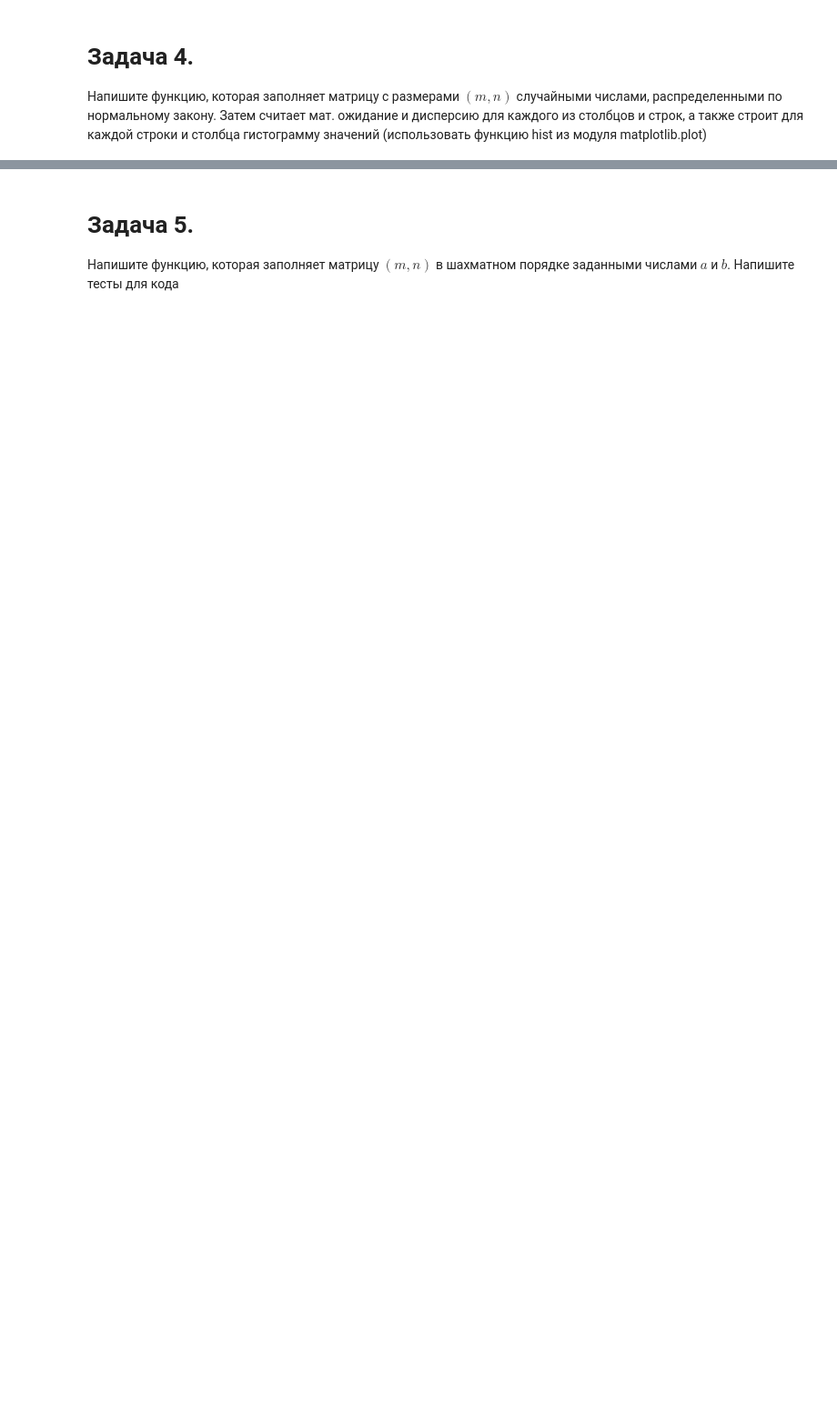
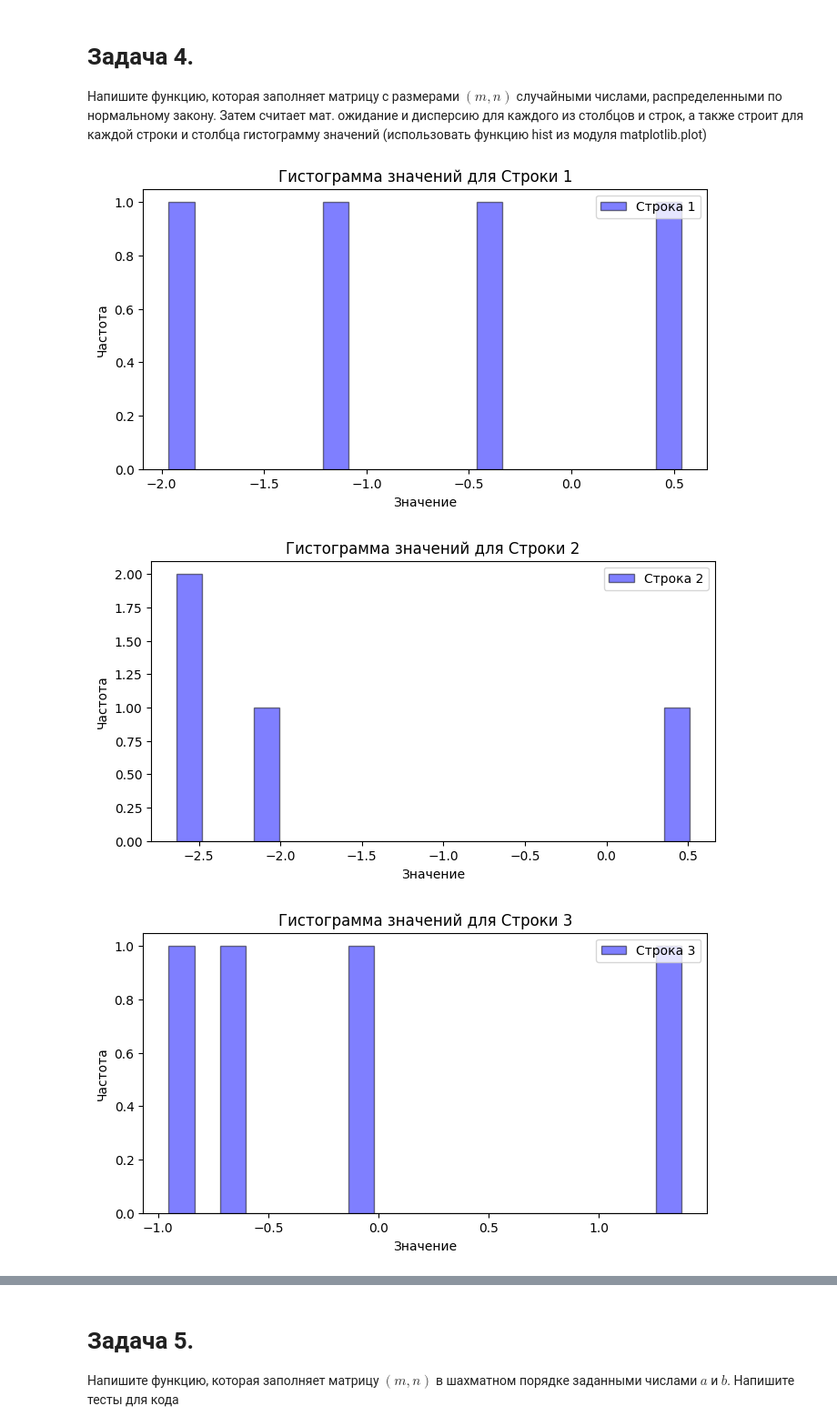
Before and after one commit to vimkill/HadBenStart, a Jupyter notebook: numpy.ipynb, the cells around one changed output, grey strips where cells are left out. Shown at 91% size. Cells and saved outputs as stored; diff of their text form; code cells hidden in the pictures; blank space fills up the shorter version.

```diff
--- a/numpy.ipynb
+++ b/numpy.ipynb
@@ -61,0 +104,45 @@ def unique_columns(mat):
+# %%
+import numpy as np
+import matplotlib.pyplot as plt
+
+def generate_and_analyze_matrix(m, n):
+    matrix = np.random.normal(size=(m, n))
+
+    # Вычисление математического ожидания и дисперсии для каждого столбца
+    mean_per_column = np.mean(matrix, axis=0)
+    variance_per_column = np.var(matrix, axis=0)
+
+    # Вычисление математического ожидания и дисперсии для каждой строки
+    mean_per_row = np.mean(matrix, axis=1)
+    variance_per_row = np.var(matrix, axis=1)
+
+    # Построение гистограмм для каждой строки
+    for i in range(m):
+        plt.figure(figsize=(8, 4))
+        plt.hist(matrix[i], bins=20, alpha=0.5, color='b', edgecolor='k', label=f'Строка {i + 1}')
+        plt.xlabel('Значение')
+        plt.ylabel('Частота')
+        plt.legend()
+        plt.title(f'Гистограмма значений для Строки {i + 1}')
+        plt.show()
+
+    # Построение гистограмм для каждого столбца
+    for j in range(n):
+        plt.figure(figsize=(8, 4))
+        plt.hist(matrix[:, j], bins=20, alpha=0.5, color='g', edgecolor='k', label=f'Столбец {j + 1}')
+        plt.xlabel('Значение')
+        plt.ylabel('Частота')
+        plt.legend()
+        plt.title(f'Гистограмма значений для Столбца {j + 1}')
+        plt.show()
+
+    return mean_per_row, variance_per_row, mean_per_column, variance_per_column
+
+# Пример использования
+m = 5  # Количество строк
+n = 4  # Количество столбцов
+result = generate_and_analyze_matrix(m, n)
+# %% [output]
+[figure, added]
+[figure, added]
+[figure, added]
```
Also changed, not shown: parts of 12 cells of this notebook.
